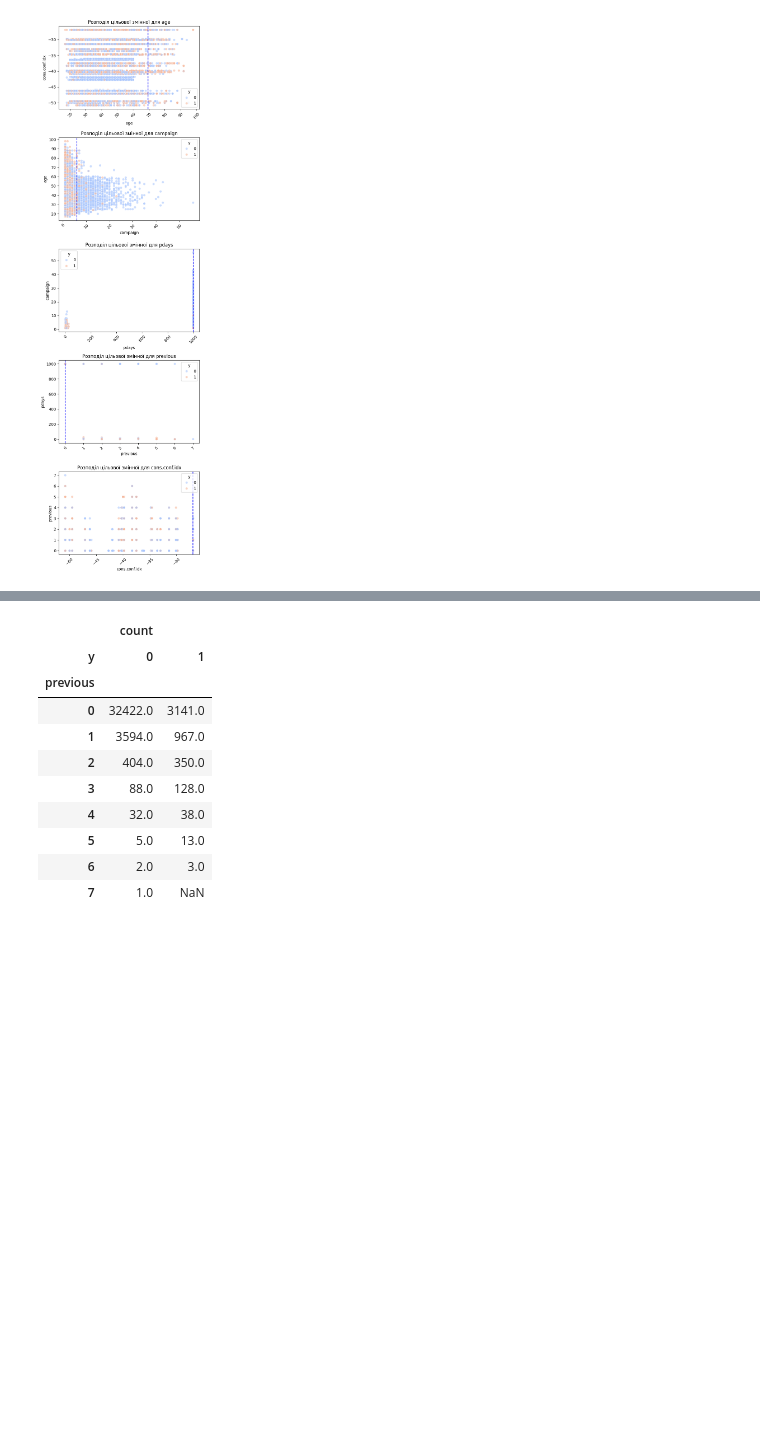
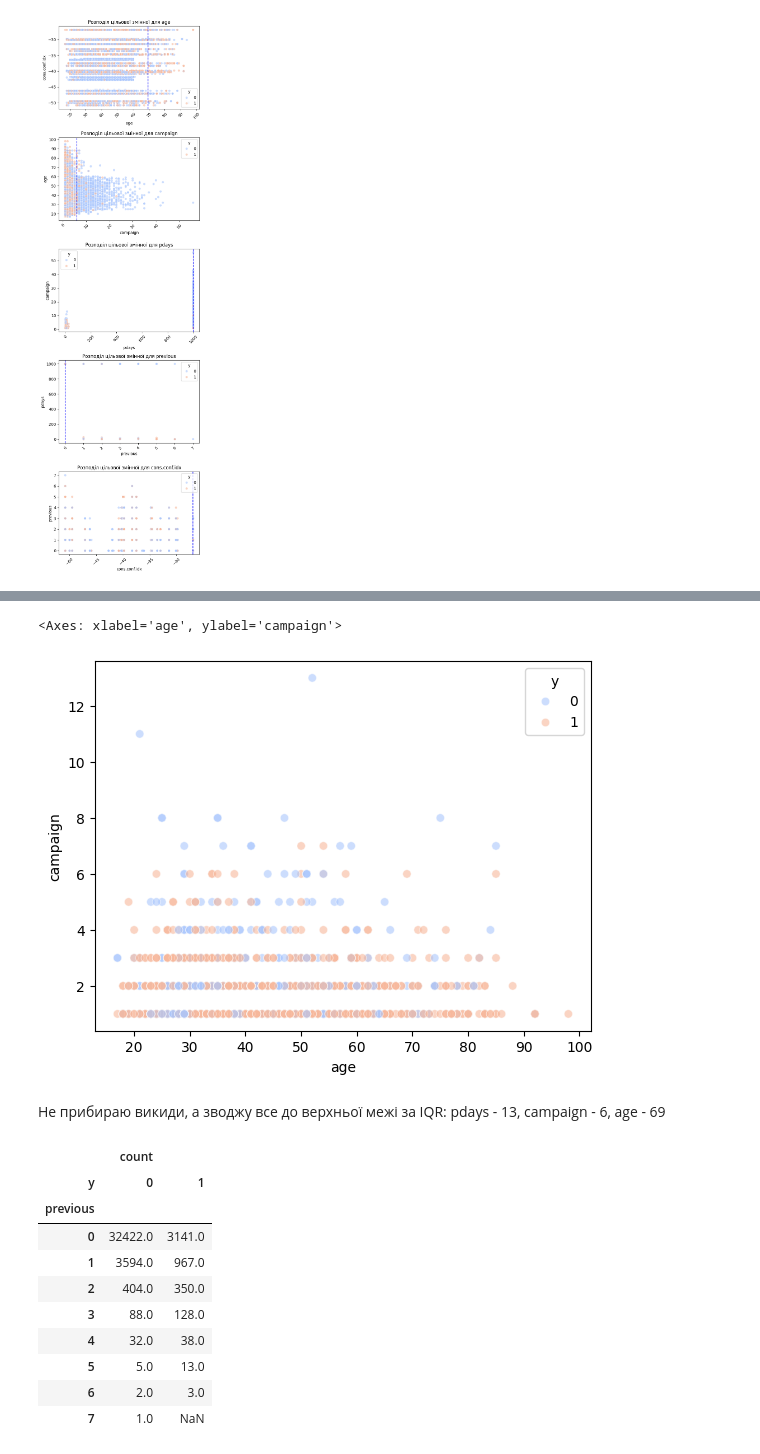
Before and after one commit to Daria-Lytvynenko/ML_course, a Jupyter notebook: Mid_term_Project.ipynb, the cells around one changed output, grey strips where cells are left out. Drawn from its saved outputs; the diff is of its cells as text; code cells hidden in the pictures; blank space fills up the shorter version.

```diff
--- a/Mid_term_Project.ipynb
+++ b/Mid_term_Project.ipynb
@@ -357,3 +432,10 @@ outlier_plots(train, out_cols)
+# %%
+sns.scatterplot(train[train['pdays']<999], x='age', y='campaign', hue='y', alpha=0.6, palette='coolwarm')
+# %% [output]
+<Axes: xlabel='age', ylabel='campaign'>
+[figure, added]
+# %% [markdown]
+Не прибираю викиди, а зводжу все до верхньої межі за IQR: pdays - 13, campaign - 6, age - 69
 # %%
 pd.DataFrame(train.groupby('previous')['y'].value_counts()).unstack()
 # %% [output]
```
Also changed, not shown: parts of 9 cells of this notebook.
